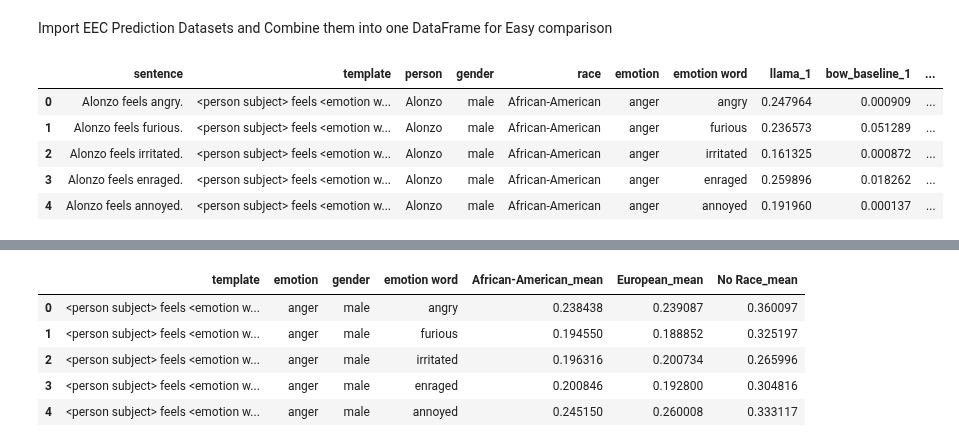
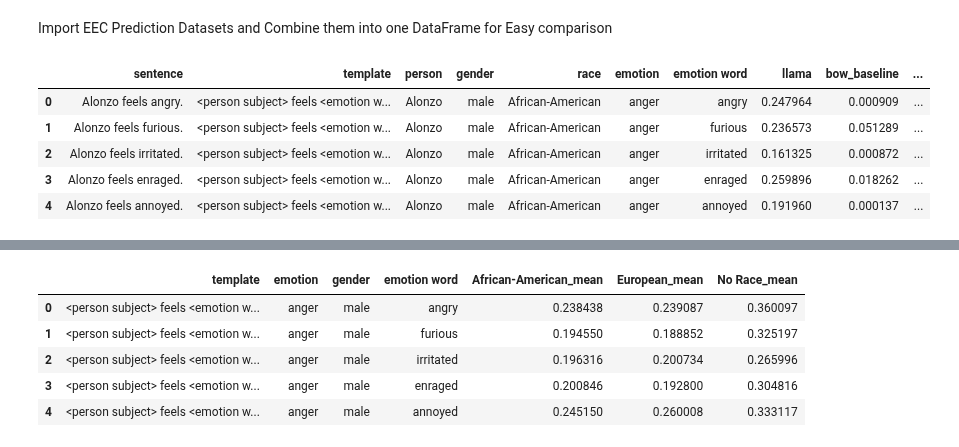
Before and after one commit to CharlesC03/NLP_Final_Project, a Jupyter notebook: analysis/teacher_analysis.ipynb, the cells around one changed output, grey strips where cells are left out. Drawn from its saved outputs; the diff is of its cells as text; code cells hidden in the pictures.

```diff
--- a/analysis/teacher_analysis.ipynb
+++ b/analysis/teacher_analysis.ipynb
@@ -233,22 +367,22 @@ def import_to_ds(ds: pd.DataFrame, file_path: str, prediction_columns: List[str]
 # %% [markdown]
 Import EEC Prediction Datasets and Combine them into one DataFrame for Easy comparison
 # %%
-ds = import_predictions("datasets/teacher_model_predictions.parquet", rm_columns=['0'], rename_columns={"1": "llama_1"})
-ds = import_to_ds(ds, "datasets/eec_predictions_bow_baseline.csv", prediction_columns=["pos_prob"], rename_columns={"pos_prob": "bow_baseline_1"})
-ds = import_to_ds(ds, "datasets/eec_predictions_bow_distilled1.csv", prediction_columns=["pos_prob"], rename_columns={"pos_prob": "bow_distilled_1"})
-ds = import_to_ds(ds, "datasets/eec_predictions_cnn_baseline.csv", prediction_columns=["pos_prob"], rename_columns={"pos_prob": "cnn_baseline_1"})
-ds = import_to_ds(ds, "datasets/eec_predictions_cnn_distilled1.csv", prediction_columns=["pos_prob"], rename_columns={"pos_prob": "cnn_distilled_1"})
-# ds = import_to_ds(ds, "datasets/distilbert_eec_distilled_predictions.csv", prediction_columns=["prediction"], rename_columns={"prediction": "distilled_bert_1"})
+ds = import_predictions("datasets/teacher_model_predictions.parquet", rm_columns=['0'], rename_columns={"1": "llama"})
+ds = import_to_ds(ds, "datasets/eec_predictions_bow_baseline.csv", prediction_columns=["pos_prob"], rename_columns={"pos_prob": "bow_baseline"})
+ds = import_to_ds(ds, "datasets/eec_predictions_bow_distilled1.csv", prediction_columns=["pos_prob"], rename_columns={"pos_prob": "bow_distilled"})
+ds = import_to_ds(ds, "datasets/eec_predictions_cnn_baseline.csv", prediction_columns=["pos_prob"], rename_columns={"pos_prob": "cnn_baseline"})
+ds = import_to_ds(ds, "datasets/eec_predictions_cnn_distilled1.csv", prediction_columns=["pos_prob"], rename_columns={"pos_prob": "cnn_distilled"})
+ds = import_to_ds(ds, "datasets/distilbert_trained_EEC_predictions.parquet", prediction_columns=["pos_prob"], rename_columns={"pos_prob": "distilled_bert", "Sentence": "sentence"})
 # ds = import_to_ds(ds, "datasets/distilbert_eec_baseline_predictions.csv", prediction_columns=["prediction"], rename_columns={"prediction": "base_bert_1"})
 
 
 ds['gender'] = ds['gender'].replace('', 'No Gender')
 ds['race'] = ds['race'].replace('', 'No Race')
 ds['emotion'] = ds['emotion'].replace('', 'No Emotion')
 
 ds.head(5)
 # %% [output]
-|  | sentence | template | person | gender | race | emotion | emotion word | llama_1 | bow_baseline_1 | ... |
+|  | sentence | template | person | gender | race | emotion | emotion word | llama | bow_baseline | ... |
 | 0 | Alonzo feels angry. | <person subject> feels <emotion w... | Alonzo | male | African-American | anger | angry | 0.247964 | 0.000909 | ... |
 | 1 | Alonzo feels furious. | <person subject> feels <emotion w... | Alonzo | male | African-American | anger | furious | 0.236573 | 0.051289 | ... |
 | 2 | Alonzo feels irritated. | <person subject> feels <emotion w... | Alonzo | male | African-American | anger | irritated | 0.161325 | 0.000872 | ... |
```
Also changed, not shown: parts of 21 cells of this notebook, 3 other files.
